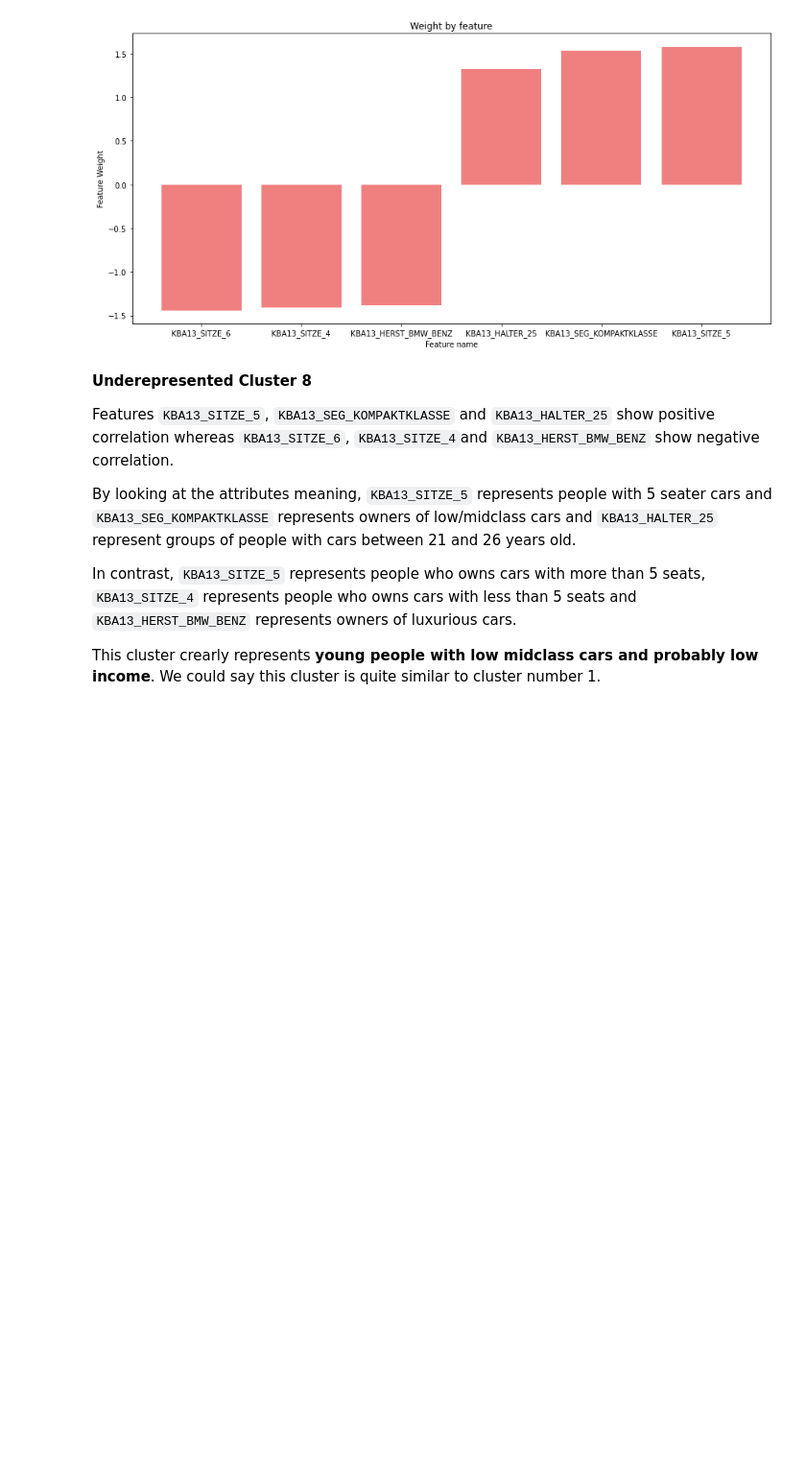
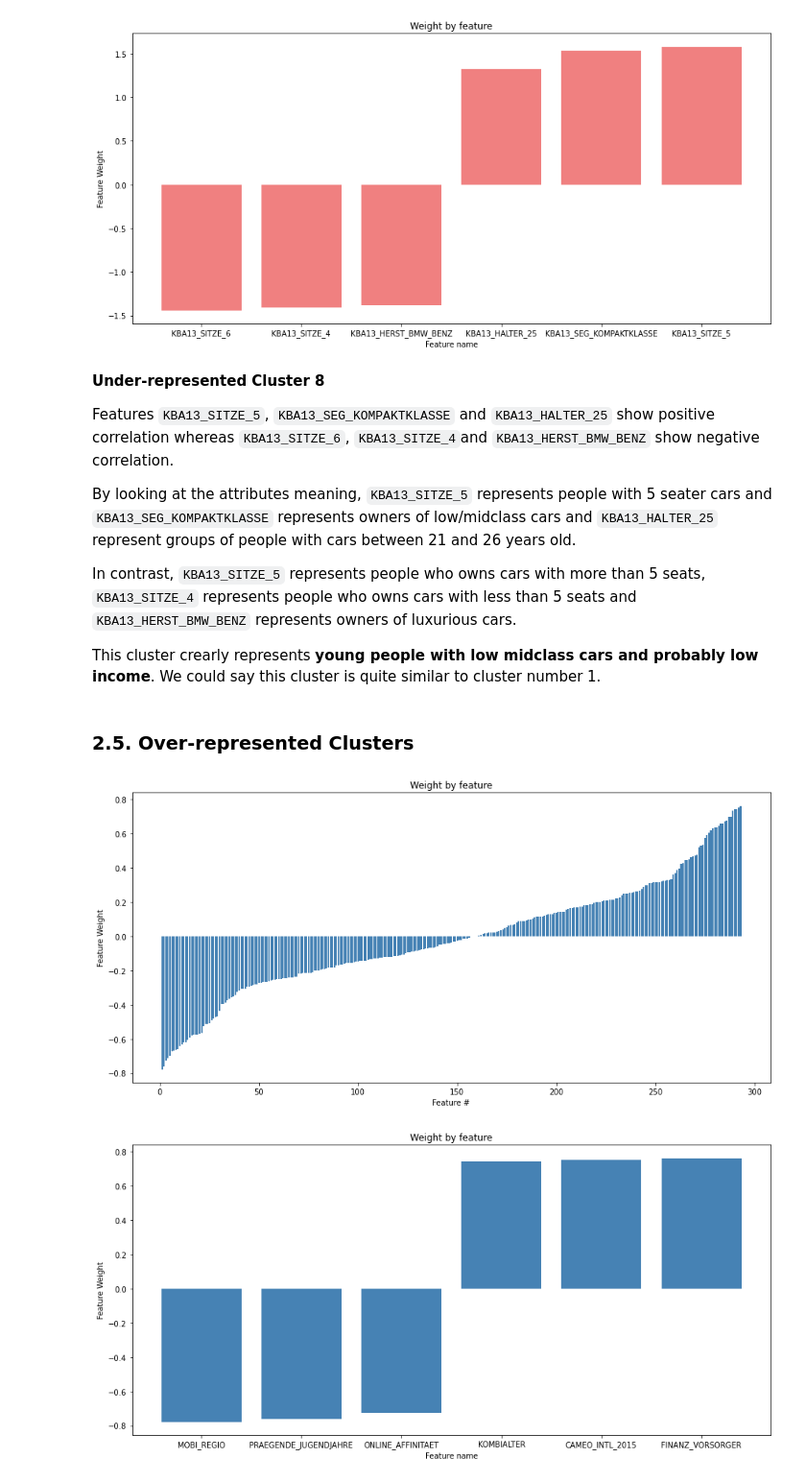
Before and after one commit to bergr7/Bertelsmann_Arvato_Project, a Jupyter notebook: notebooks/Arvato_Customer_Segmentation.ipynb, the cells around one changed output. Shown: that part at 96% size. Cells and saved outputs as stored; diff of their text form; code cells hidden in the pictures; blank space fills up the shorter version.

Commit message:
chore: Add conclusions Added descriptions of over-represented clusters and conclusions

```diff
--- a/notebooks/Arvato_Customer_Segmentation.ipynb
+++ b/notebooks/Arvato_Customer_Segmentation.ipynb
@@ -613,7 +615,7 @@ plot_feature_weights(under_cluster_8)
 [figure]
 [figure]
 # %% [markdown]
-**Underepresented Cluster 8**
+**Under-represented Cluster 8**
 
 Features `KBA13_SITZE_5`, `KBA13_SEG_KOMPAKTKLASSE` and `KBA13_HALTER_25` show positive correlation whereas `KBA13_SITZE_6`, `KBA13_SITZE_4`and `KBA13_HERST_BMW_BENZ` show negative correlation.
 
@@ -622,3 +624,43 @@ By looking at the attributes meaning, `KBA13_SITZE_5` represents people with 5 s
 In contrast, `KBA13_SITZE_5` represents people who owns cars with more than 5 seats, `KBA13_SITZE_4` represents people who owns cars with less than 5 seats and `KBA13_HERST_BMW_BENZ` represents owners of luxurious cars.
 
 This cluster crearly represents **young people with low midclass cars and probably low income**. We could say this cluster is quite similar to cluster number 1.
+# %% [markdown]
+### 2.5. Over-represented Clusters
+# %%
+def plot_feature_weights_2(weights):
+    """It plots a bar chart showing the weights by feature.
+
+    Parameters
+    ----------
+    weights: Series. Weights by feature.
+
+    Returns
+    ----------
+    None
+    """
+
+    # plot bar chart with all weights by feature
+    plt.figure(figsize=(15,7))
+    plt.bar([i for i in range(1, len(weights.index.tolist())+1)], weights.values.tolist(), color='steelblue')
+    plt.title("Weight by feature")
+    plt.xlabel("Feature #")
+    plt.ylabel("Feature Weight")
+    plt.show();
+
+    # plot bar chart with only the first 3 weights and the last 3 weights
+    plt.figure(figsize=(15,7))
+    plt.bar(weights.iloc[[0, 1, 2, -3, -2, -1]].index.tolist(),
+            weights.iloc[[0, 1, 2, -3, -2, -1]].values.tolist(), color='steelblue')
+    plt.title("Weight by feature")
+    plt.xlabel("Feature name")
+    plt.ylabel("Feature Weight")
+    plt.show();
+# %%
+# get over-represented cluster 2 weights by feature
+under_cluster_2 = get_feature_weights_cluster(azdias_pca, kmeans, cluster=2)
+
+# plot weights by feature for over-represented cluster 2
+plot_feature_weights_2(under_cluster_2)
+# %% [output]
+[figure, added]
+[figure, added]
```
Also changed, not shown: parts of 17 cells of this notebook.
